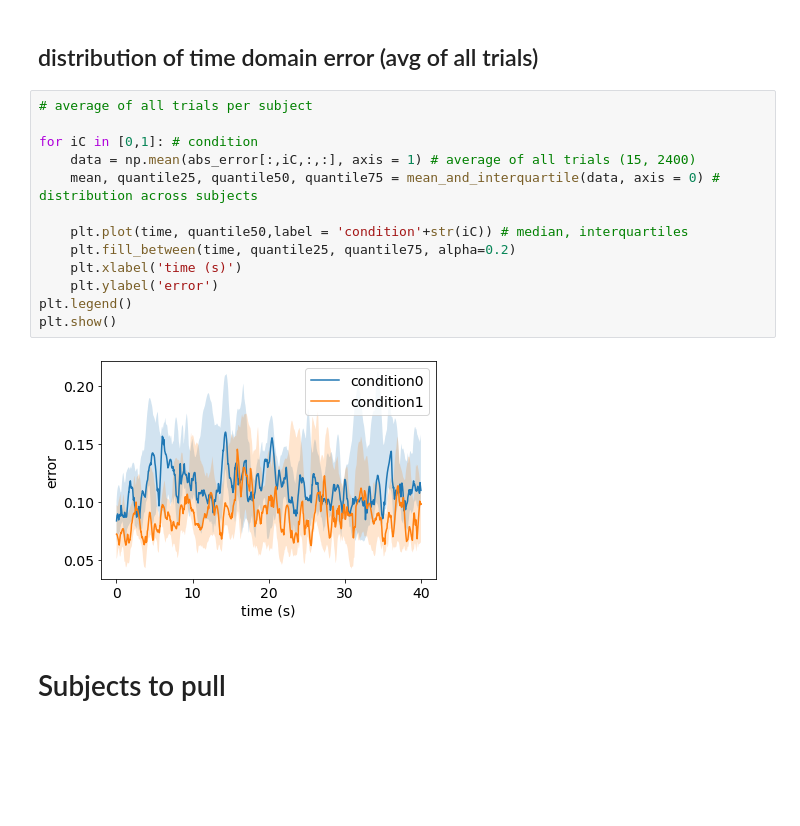
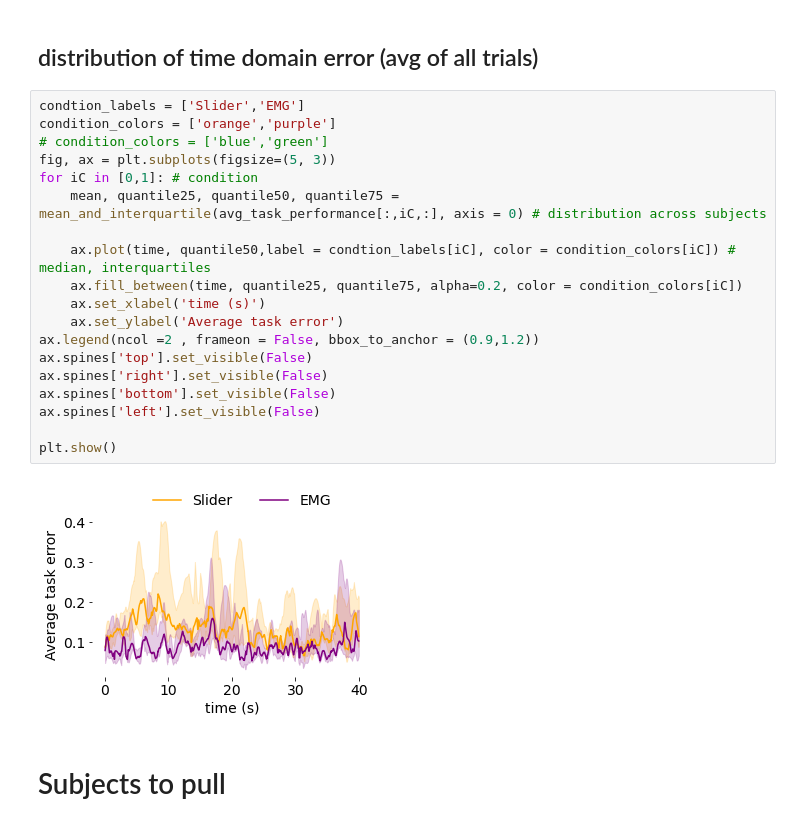
Before and after one commit to sburden-group/sensorimotor_fusion, a Jupyter notebook: analysis/Fusion analysis/Video_game_analysis.ipynb, the cells around one changed output. Drawn from its saved outputs; the diff is of its cells as text; blank space fills up the shorter version.

```diff
--- a/analysis/Fusion analysis/Video_game_analysis.ipynb
+++ b/analysis/Fusion analysis/Video_game_analysis.ipynb
@@ -225,20 +256,26 @@ No handles with labels found to put in legend.
 # %% [markdown]
 ## distribution of time domain error (avg of all trials)
-# %%
-# average of all trials per subject
-
-for iC in [0,1]: # condition
-    data = np.mean(abs_error[:,iC,:,:], axis = 1) # average of all trials (15, 2400)
-    mean, quantile25, quantile50, quantile75 = mean_and_interquartile(data, axis = 0) # distribution across subjects
-
-    plt.plot(time, quantile50,label = 'condition'+str(iC)) # median, interquartiles
-    plt.fill_between(time, quantile25, quantile75, alpha=0.2)
-    plt.xlabel('time (s)')
-    plt.ylabel('error')
-plt.legend()
-plt.show()
-# %% [output]
-[figure, removed]
+# %%
+condtion_labels = ['Slider','EMG']
+condition_colors = ['orange','purple']
+# condition_colors = ['blue','green']
+fig, ax = plt.subplots(figsize=(5, 3))
+for iC in [0,1]: # condition
+    mean, quantile25, quantile50, quantile75 = mean_and_interquartile(avg_task_performance[:,iC,:], axis = 0) # distribution across subjects
+
+    ax.plot(time, quantile50,label = condtion_labels[iC], color = condition_colors[iC]) # median, interquartiles
+    ax.fill_between(time, quantile25, quantile75, alpha=0.2, color = condition_colors[iC])
+    ax.set_xlabel('time (s)')
+    ax.set_ylabel('Average task error')
+ax.legend(ncol =2 , frameon = False, bbox_to_anchor = (0.9,1.2))
+ax.spines['top'].set_visible(False)
+ax.spines['right'].set_visible(False)
+ax.spines['bottom'].set_visible(False)
+ax.spines['left'].set_visible(False)
+
+plt.show()
+# %% [output]
+[figure, added]
 # %% [markdown]
 # Subjects to pull
 # %%
```
Also changed, not shown: parts of 39 cells of this notebook, 5 other files.
